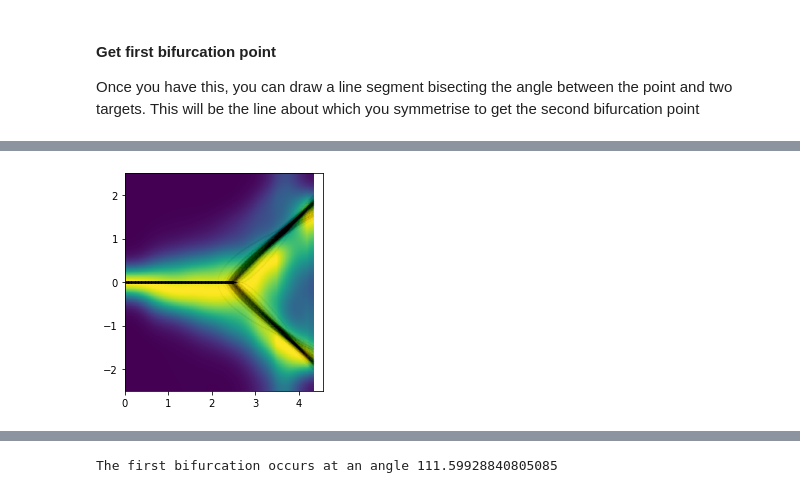
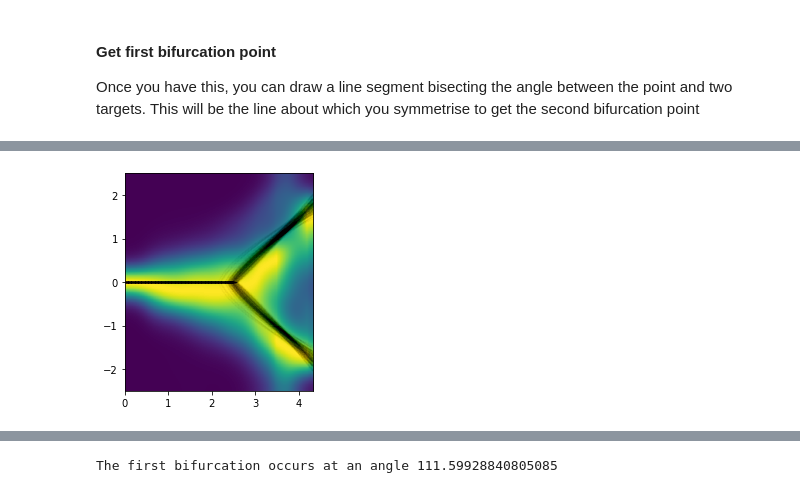
Before and after one commit to RnoB/fly-matrix, a Jupyter notebook: MalkoFly.ipynb, the cells around one changed output, grey strips where cells are left out. Saved outputs shown, nothing was run; the diff lists cells and outputs as text; code cells hidden in the pictures.

Commit message:
updated figure

```diff
--- a/MalkoFly.ipynb
+++ b/MalkoFly.ipynb
@@ -483,36 +485,36 @@ for i in range(n_iters):
     y1 = np.zeros(len(x1))
 
     x = (
-        np.arange(parameters[0], post0_x, step_len)
+        np.arange(parameters[0], post0_x - step_len, step_len)
         if nPosts == 2
         else np.arange(parameters[0], 3.2, step_len)
     )
     x2 = np.concatenate((x, x))
     y2 = np.concatenate(
         ((x - parameters[0]) ** parameters[1], -(x - parameters[0]) ** parameters[1])
     )
 
     if nPosts != 2:
         bisector_xs = [np.median(params1, axis=0)[0], post2_x]
         bisector_ys = [
             0,
             np.tan(np.arctan2(post2_y, post2_x - np.min(params1, axis=0)[0]) / 2)
             * (post2_x - np.min(params1, axis=0)[0]),
         ]
 
     mf.pb.plt.scatter(x1, y1, c="black", s=1, alpha=0.01)
     mf.pb.plt.scatter(x2, y2, c="black", s=1, alpha=0.01)
 
 if nPosts == 2:
     mf.pb.plt.savefig(
         "/mnt/ssd1/Documents/Vivek/flyVR/fly-matrix/figures/"
         + str(nPosts)
         + "_post_bifurcation_quantified.png",
         format="png",
         dpi=300,
     )
 # %% [output]
-[figure, old version]
+[figure, new version]
 [interactive output not drawn]
 # %%
 if nPosts == 2:
```
Also changed, not shown: parts of 2 cells of this notebook, 1 other file.
